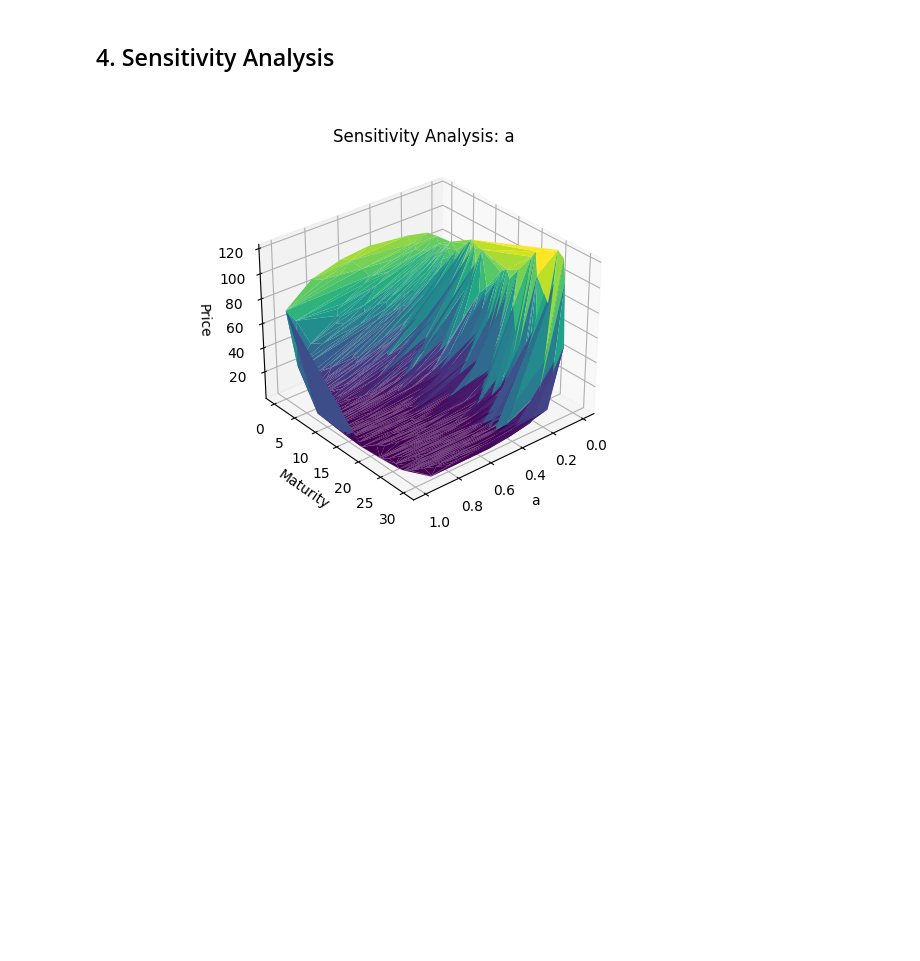
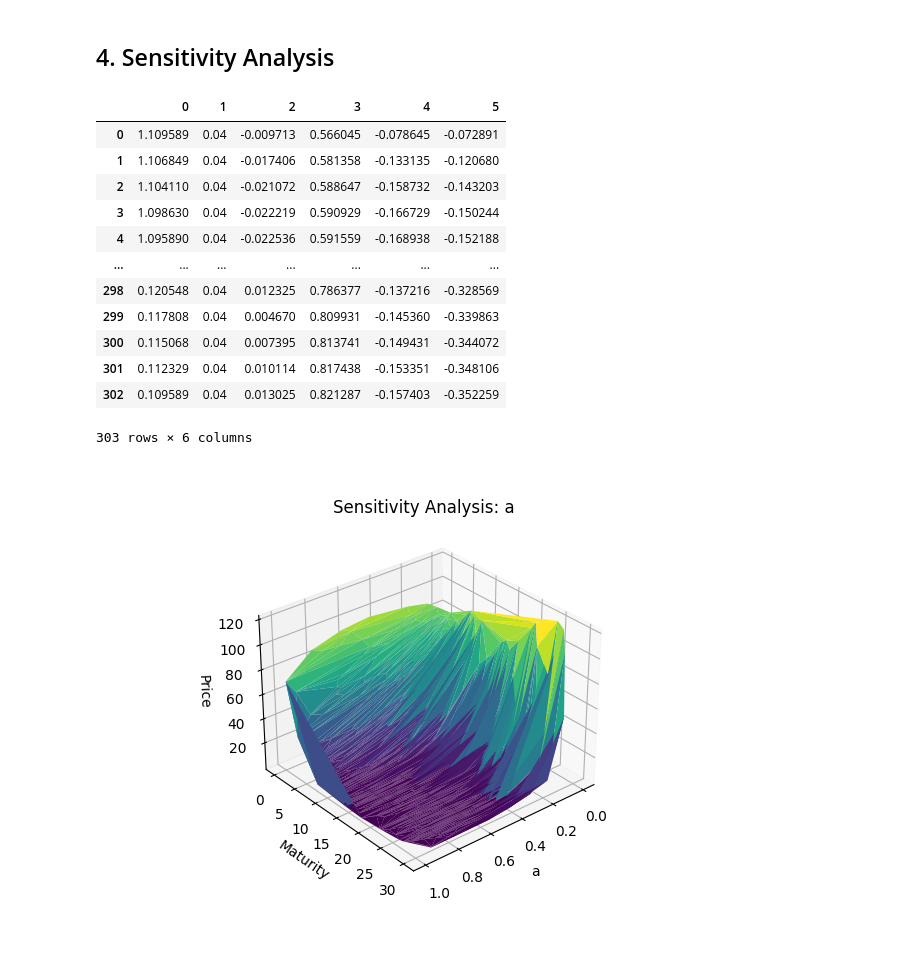
Before and after one commit to samaypanwar/FYP-Code, a Jupyter notebook: notebooks/test.ipynb, the cells around one changed output. Drawn from its saved outputs; the diff is of its cells as text; code cells hidden in the pictures; blank space fills up the shorter version.

```diff
--- a/notebooks/test.ipynb
+++ b/notebooks/test.ipynb
@@ -225,5 +246,21 @@ for i, maturity in enumerate(maturities):
 # %% [markdown]
 ## 4. Sensitivity Analysis
+# %%
+calib
+# %% [output]
+|  | 0 | 1 | 2 | 3 | 4 | 5 |
+| 0 | 1.109589 | 0.04 | -0.009713 | 0.566045 | -0.078645 | -0.072891 |
+| 1 | 1.106849 | 0.04 | -0.017406 | 0.581358 | -0.133135 | -0.120680 |
+| 2 | 1.104110 | 0.04 | -0.021072 | 0.588647 | -0.158732 | -0.143203 |
+| 3 | 1.098630 | 0.04 | -0.022219 | 0.590929 | -0.166729 | -0.150244 |
+| 4 | 1.095890 | 0.04 | -0.022536 | 0.591559 | -0.168938 | -0.152188 |
+| ... | ... | ... | ... | ... | ... | ... |
+| 298 | 0.120548 | 0.04 | 0.012325 | 0.786377 | -0.137216 | -0.328569 |
+| 299 | 0.117808 | 0.04 | 0.004670 | 0.809931 | -0.145360 | -0.339863 |
+| 300 | 0.115068 | 0.04 | 0.007395 | 0.813741 | -0.149431 | -0.344072 |
+| 301 | 0.112329 | 0.04 | 0.010114 | 0.817438 | -0.153351 | -0.348106 |
+| 302 | 0.109589 | 0.04 | 0.013025 | 0.821287 | -0.157403 | -0.352259 |
+303 rows × 6 columns
 # %%
 import numpy as np
 from tqdm import tqdm
```
Also changed, not shown: parts of 10 cells of this notebook, 24 other files.
